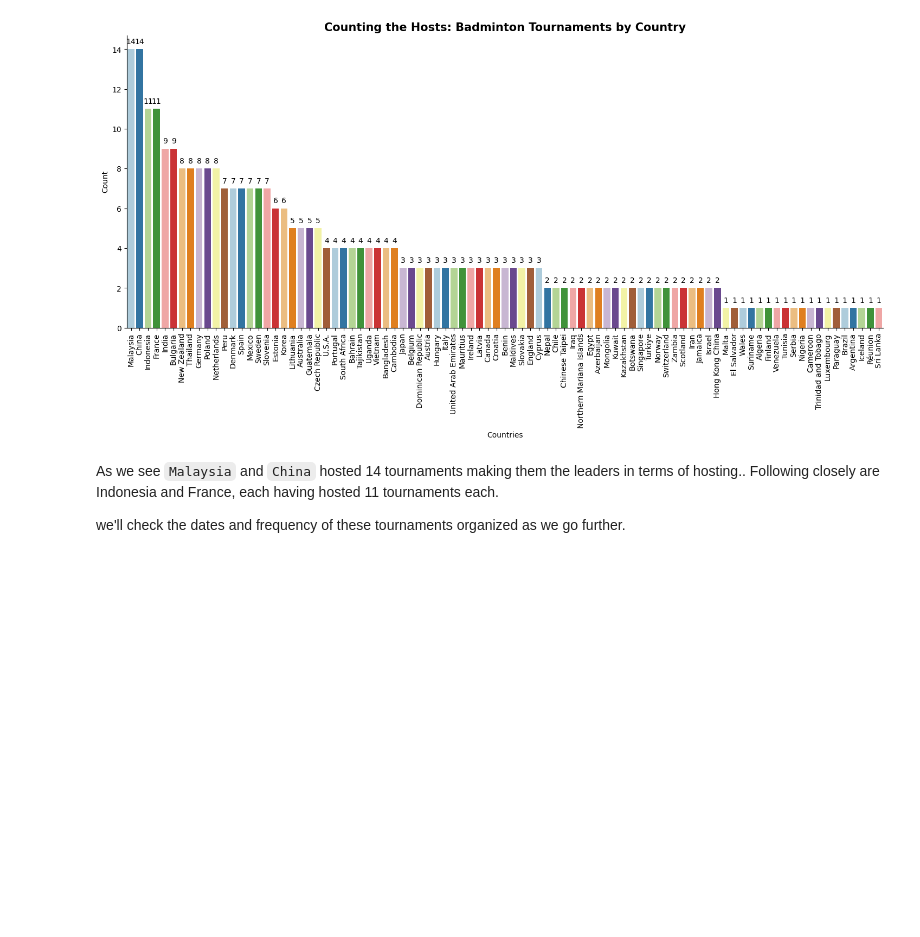
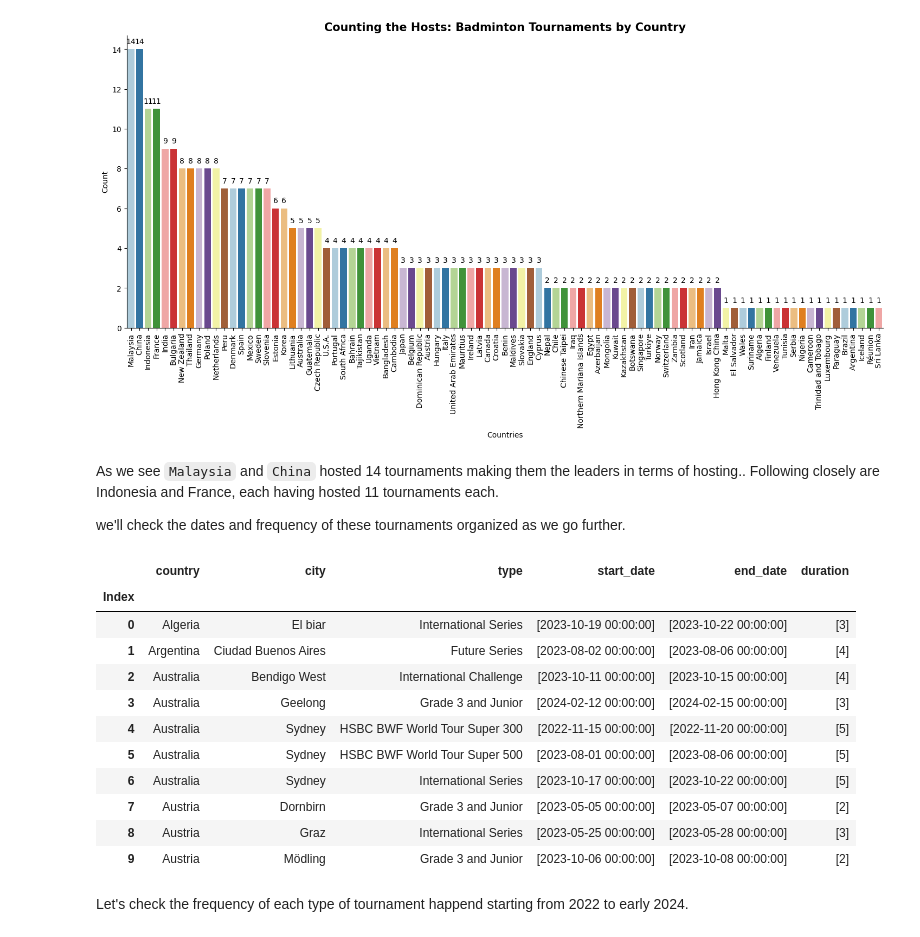
Before and after one commit to harish8/bwf-tournaments-and-rankings, a Jupyter notebook: tournaments_eda.ipynb, the cells around one changed output. Drawn from its saved outputs; the diff is of its cells as text; code cells hidden in the pictures; blank space fills up the shorter version.

```diff
--- a/tournaments_eda.ipynb
+++ b/tournaments_eda.ipynb
@@ -185,7 +182,12 @@ tournaments_df['type'].fillna('Grade 3 and Junior', inplace=True)
 
 st.markdown(f" ### Now we filled the missing values in `type` with `Grade 3 and Junior`, next let's convert the `start_date` and `end_date` to `datetime64[ns]` Dtype instead of object ")
 
-tournaments_df['start_date'] = pd.to_datetime(tournaments_df['start_date'])
-tournaments_df['end_date'] = pd.to_datetime(tournaments_df['end_date'])
+tournaments_df['start_date'] = pd.to_datetime(tournaments_df['start_date'], format='%m/%d/%Y')
+tournaments_df['end_date'] = pd.to_datetime(tournaments_df['end_date'], format='%m/%d/%Y')
+
+# create a new column called `duration` with the tournaments start date and end date.
+tournaments_df['duration'] = (tournaments_df['end_date'] - tournaments_df['start_date']).dt.days
+
+tournaments_df.head()
 # %% [output]
  ### Now we filled the missing values in `type` with `Grade 3 and Junior`, next let's convert the `start_date` and `end_date` to `datetime64[ns]` Dtype instead of object
@@ -310,3 +320,38 @@ As we see `Malaysia` and `China` hosted 14 tournaments making them the leaders i
 Following closely are Indonesia and France, each having hosted 11 tournaments each.
 
 we'll check the dates and frequency of these tournaments organized as we go further.
+# %%
+# |exporti
+
+# tournaments_df['duration'] = (tournaments_df['end_date'] -  tournaments_df['start_date'])
+
+scheduled_tournaments_by_country = tournaments_df.groupby(['country', 'city', 'type']).agg({
+    'start_date' : lambda x : list(x),
+    'end_date' : lambda x : list(x),
+    'duration' : lambda x : list(x)
+}).reset_index()
+
+scheduled_tournaments_by_country = scheduled_tournaments_by_country.rename_axis('Index')
+st.dataframe(scheduled_tournaments_by_country.head(10))
+# %% [output]
+|  | country | city | type | start_date | end_date | duration |
+| Index |  |  |  |  |  |  |
+| 0 | Algeria | El biar | International Series | [2023-10-19 00:00:00] | [2023-10-22 00:00:00] | [3] |
+| 1 | Argentina | Ciudad Buenos Aires | Future Series | [2023-08-02 00:00:00] | [2023-08-06 00:00:00] | [4] |
+| 2 | Australia | Bendigo West | International Challenge | [2023-10-11 00:00:00] | [2023-10-15 00:00:00] | [4] |
+| 3 | Australia | Geelong | Grade 3 and Junior | [2024-02-12 00:00:00] | [2024-02-15 00:00:00] | [3] |
+| 4 | Australia | Sydney | HSBC BWF World Tour Super 300 | [2022-11-15 00:00:00] | [2022-11-20 00:00:00] | [5] |
+| 5 | Australia | Sydney | HSBC BWF World Tour Super 500 | [2023-08-01 00:00:00] | [2023-08-06 00:00:00] | [5] |
+| 6 | Australia | Sydney | International Series | [2023-10-17 00:00:00] | [2023-10-22 00:00:00] | [5] |
+| 7 | Austria | Dornbirn | Grade 3 and Junior | [2023-05-05 00:00:00] | [2023-05-07 00:00:00] | [2] |
+| 8 | Austria | Graz | International Series | [2023-05-25 00:00:00] | [2023-05-28 00:00:00] | [3] |
+| 9 | Austria | Mödling | Grade 3 and Junior | [2023-10-06 00:00:00] | [2023-10-08 00:00:00] | [2] |
+# %%
+# |exporti
+
+st.markdown('''
+Let's check the frequency of each type of tournament happend starting from 2022 to early 2024.
+''')
+# %% [output]
+
+Let's check the frequency of each type of tournament happend starting from 2022 to early 2024.
```
Also changed, not shown: parts of 7 cells of this notebook, 1 other file.
